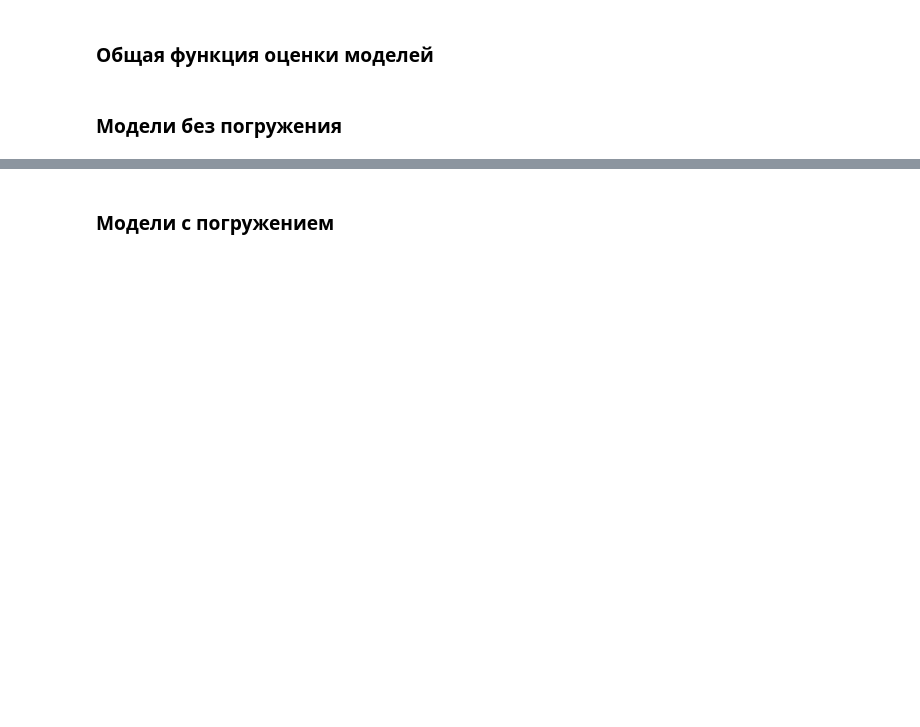
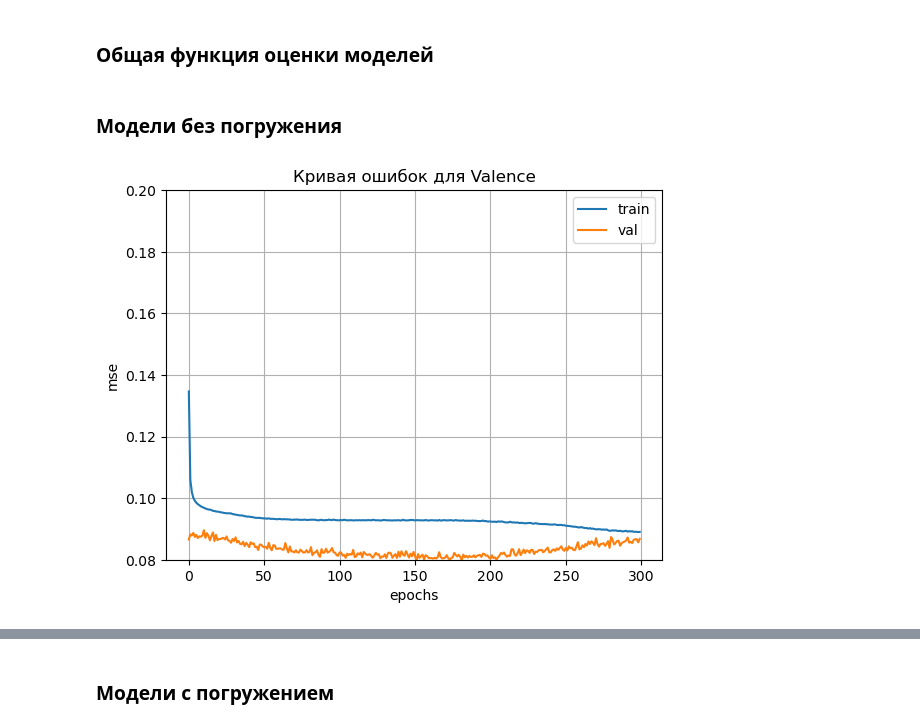
Before and after one commit to KLJBr/Course_Work, a Jupyter notebook: Progress_of_Work/Модели с однослойным персептроном.ipynb, the cells around one changed output, grey strips where cells are left out. Cells and saved outputs as stored; diff of their text form; code cells hidden in the pictures; blank space fills up the shorter version.

```diff
--- a/Progress_of_Work/Модели с однослойным персептроном.ipynb
+++ b/Progress_of_Work/Модели с однослойным персептроном.ipynb
@@ -98,3 +112,13 @@ def model_NN(X, y, X_test, y_test, input_n, output_n):
+# %%
+def plot_history(history, name, lim):
+    plt.plot(history.history["loss"], label = 'train')
+    plt.plot(history.history["val_loss"], label = 'val')
+    plt.xlabel('epochs')
+    plt.ylabel('mse')
+    plt.title(name)
+    plt.legend()
+    plt.ylim(lim)
+    plt.grid(True)
 # %% [markdown]
 ### Модели без погружения
 # %%
@@ -102,0 +127,4 @@ mta = model_NN(X, y_arousal, X_test, y_arousal_test, 3, 1)
+# %%
+plot_history(history_valence, "Кривая ошибок для Valence", [0.08, 0.2])
+# %% [output]
+[figure, added]
```
Also changed, not shown: parts of 24 cells of this notebook, 1 other file.
